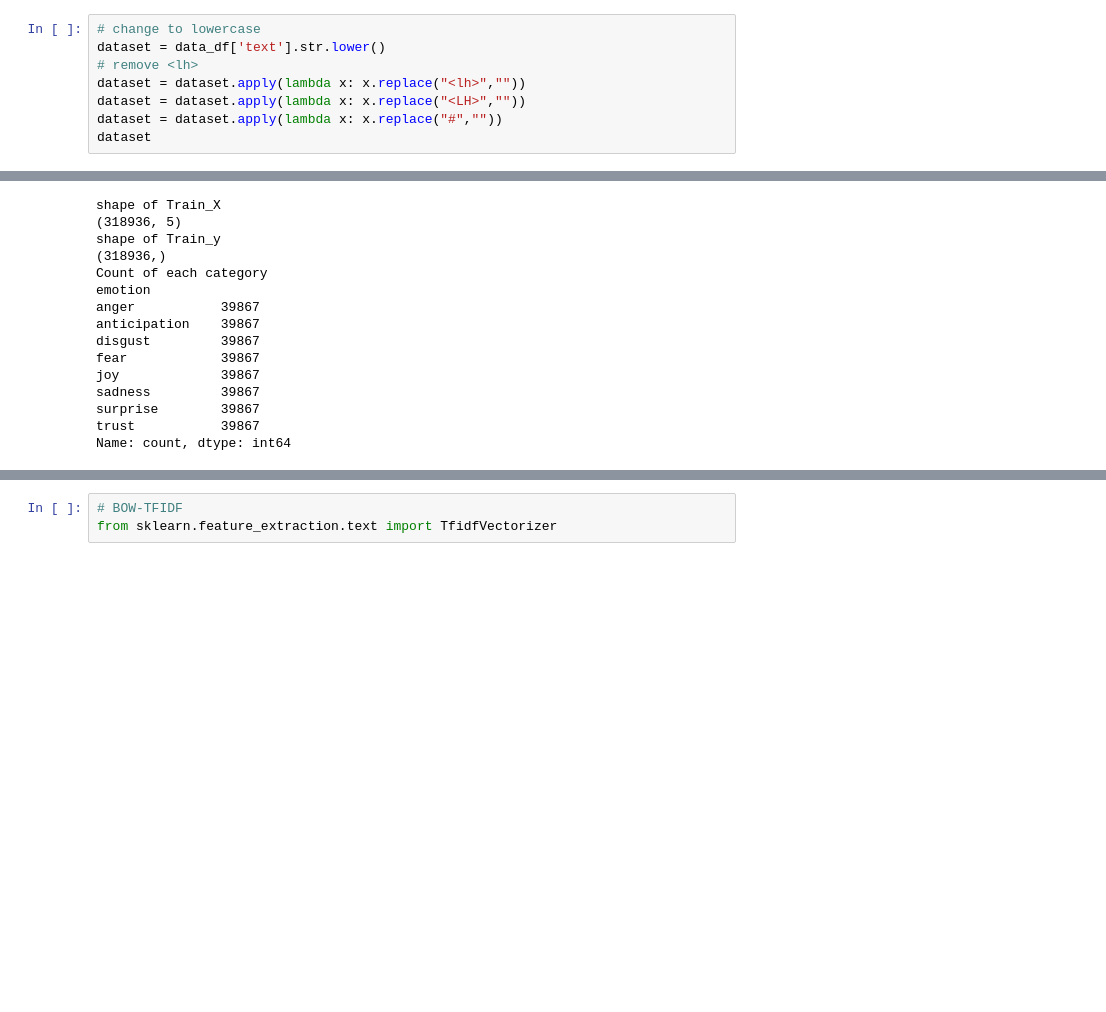
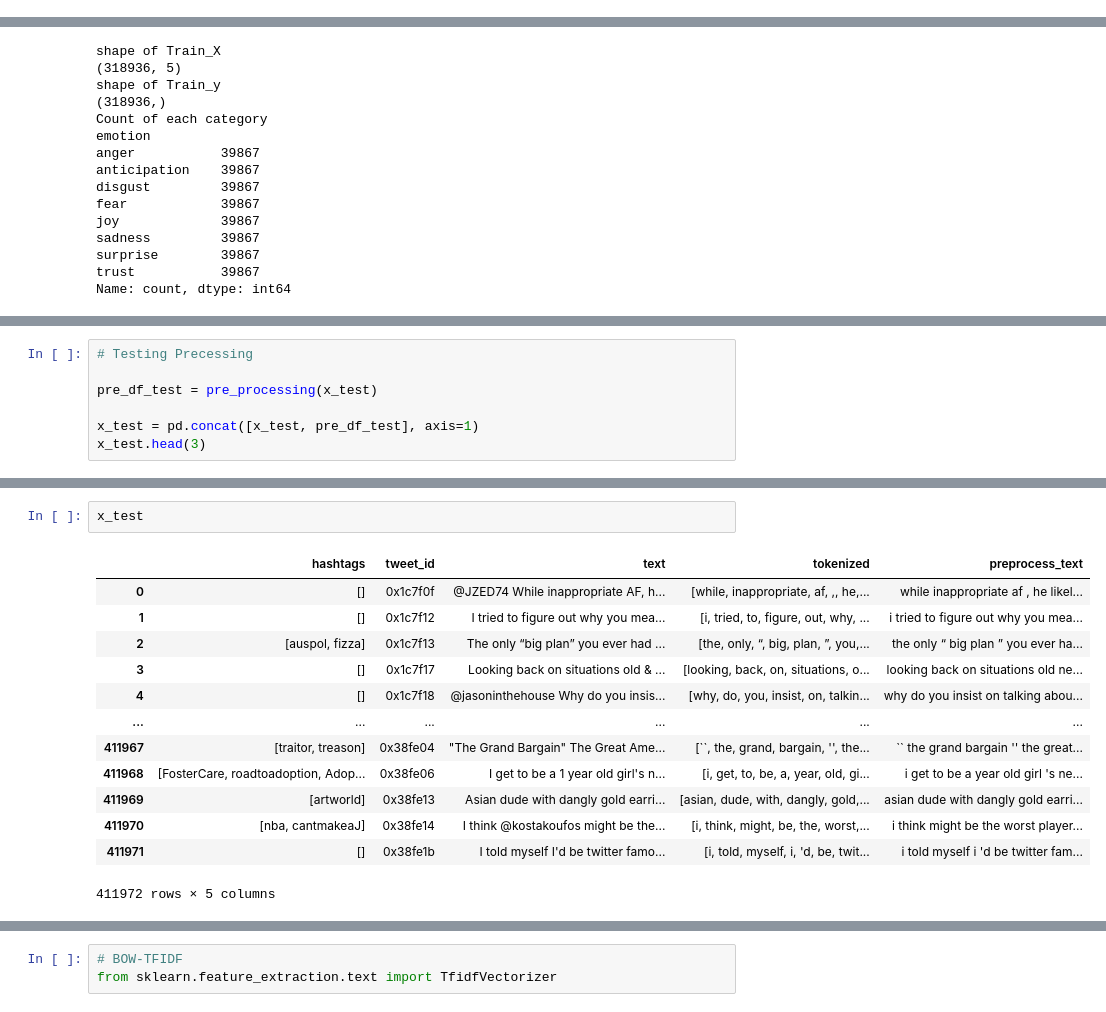
Before and after one commit to BORYA-dev/DM2024-Lab2-Homework, a Jupyter notebook: DM2024-Lab2-Homework.ipynb, the cells around one changed output, grey strips where cells are left out. Cells and saved outputs as stored; diff of their text form; blank space fills up the shorter version.

```diff
--- a/DM2024-Lab2-Homework.ipynb
+++ b/DM2024-Lab2-Homework.ipynb
@@ -201,8 +173,0 @@ True
-# %%
-# change to lowercase
-dataset = data_df['text'].str.lower()
-# remove <lh>
-dataset = dataset.apply(lambda x: x.replace("<lh>",""))
-dataset = dataset.apply(lambda x: x.replace("<LH>",""))
-dataset = dataset.apply(lambda x: x.replace("#",""))
-dataset
@@ -534,0 +371,7 @@ Name: count, dtype: int64
+# %%
+# Testing Precessing
+
+pre_df_test = pre_processing(x_test)
+
+x_test = pd.concat([x_test, pre_df_test], axis=1)
+x_test.head(3)
@@ -534,0 +439,16 @@ Name: count, dtype: int64
+# %%
+x_test
+# %% [output]
+|  | hashtags | tweet_id | text | tokenized | preprocess_text |
+| 0 | [] | 0x1c7f0f | @JZED74 While inappropriate AF, h... | [while, inappropriate, af, ,, he,... | while inappropriate af , he likel... |
+| 1 | [] | 0x1c7f12 | I tried to figure out why you mea... | [i, tried, to, figure, out, why, ... | i tried to figure out why you mea... |
+| 2 | [auspol, fizza] | 0x1c7f13 | The only “big plan” you ever had ... | [the, only, “, big, plan, ”, you,... | the only “ big plan ” you ever ha... |
+| 3 | [] | 0x1c7f17 | Looking back on situations old & ... | [looking, back, on, situations, o... | looking back on situations old ne... |
+| 4 | [] | 0x1c7f18 | @jasoninthehouse Why do you insis... | [why, do, you, insist, on, talkin... | why do you insist on talking abou... |
+| ... | ... | ... | ... | ... | ... |
+| 411967 | [traitor, treason] | 0x38fe04 | "The Grand Bargain" The Great Ame... | [``, the, grand, bargain, '', the... | `` the grand bargain '' the great... |
+| 411968 | [FosterCare, roadtoadoption, Adop... | 0x38fe06 | I get to be a 1 year old girl's n... | [i, get, to, be, a, year, old, gi... | i get to be a year old girl 's ne... |
+| 411969 | [artworld] | 0x38fe13 | Asian dude with dangly gold earri... | [asian, dude, with, dangly, gold,... | asian dude with dangly gold earri... |
+| 411970 | [nba, cantmakeaJ] | 0x38fe14 | I think @kostakoufos might be the... | [i, think, might, be, the, worst,... | i think might be the worst player... |
+| 411971 | [] | 0x38fe1b | I told myself I'd be twitter famo... | [i, told, myself, i, 'd, be, twit... | i told myself i 'd be twitter fam... |
+411972 rows × 5 columns
```
Also changed, not shown: parts of 60 cells of this notebook.
